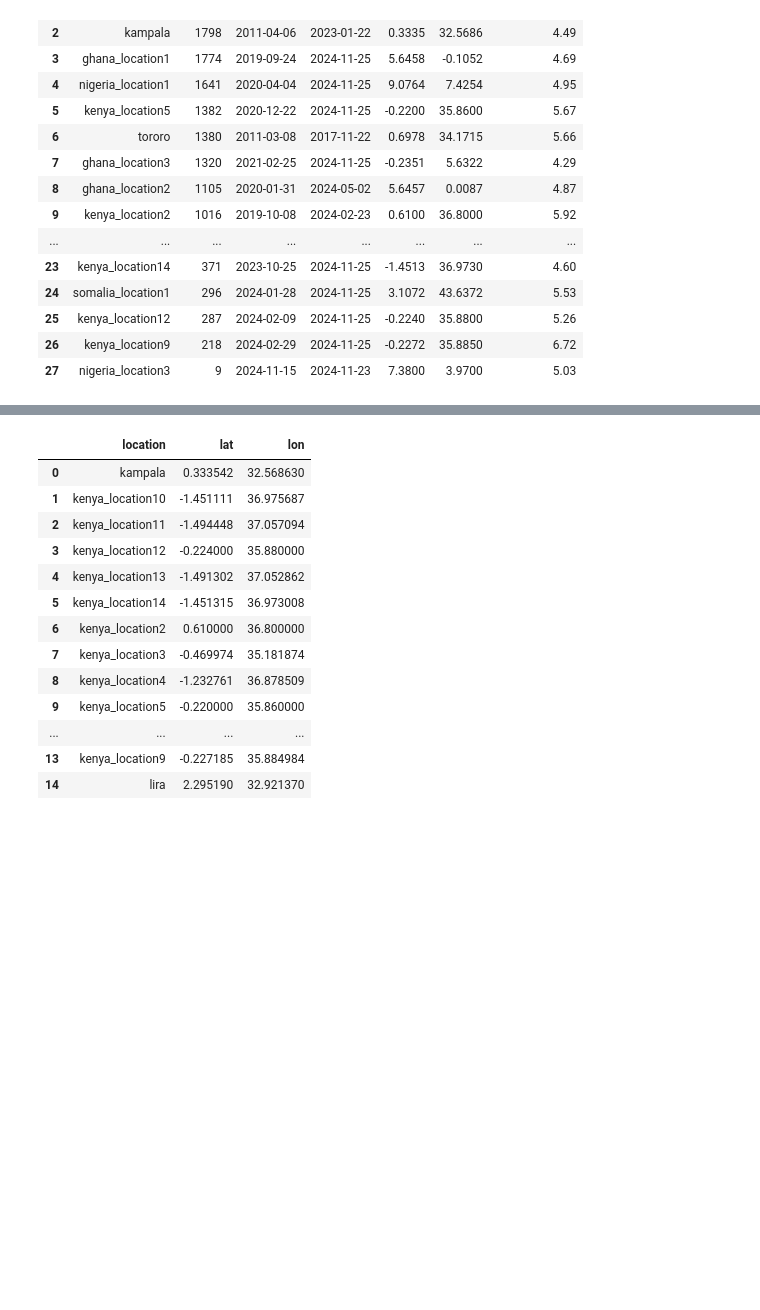
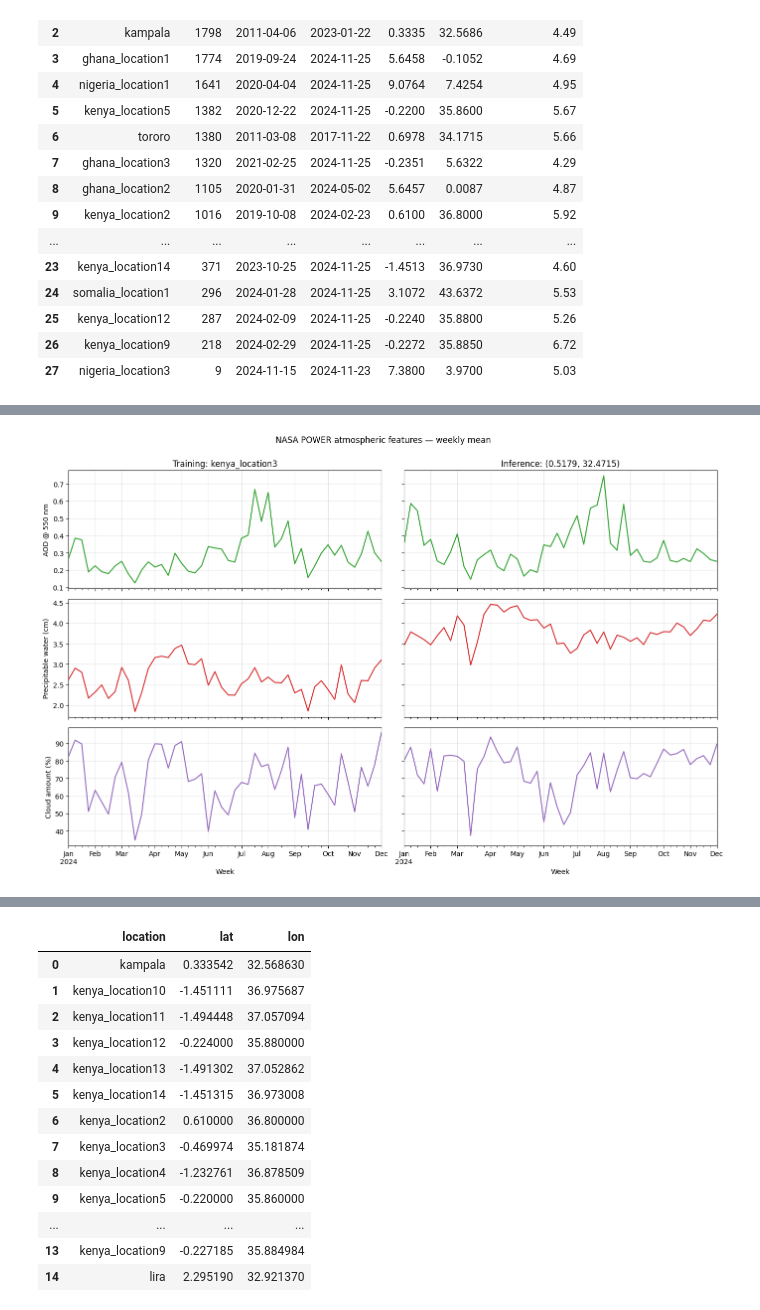
Before and after one commit to Marconi-Lab/SolarIrradiation, a Jupyter notebook: notebooks/01_warehouse_population.ipynb, the cells around one changed output, grey strips where cells are left out. Drawn from its saved outputs; the diff is of its cells as text; code cells hidden in the pictures; blank space fills up the shorter version.

```diff
--- a/notebooks/01_warehouse_population.ipynb
+++ b/notebooks/01_warehouse_population.ipynb
@@ -196,0 +426,43 @@ ground_summary
+# %%
+# Two-column atmospheric features — same three NASA POWER variables at
+# both locations. These go into the model alongside the satellite GHI
+# estimate. Inference uses identical feature shape to training; only
+# the ground-truth target is missing on the inference side.
+weekly_train_vars = (
+    timeseries[["aod_550", "precipitable_water", "cloud_amount"]]
+    .resample("W")
+    .mean()
+)
+weekly_inf_vars = (
+    inference_ts[["aod_550", "precipitable_water", "cloud_amount"]]
+    .resample("W")
+    .mean()
+)
+
+fig, axes = plt.subplots(3, 2, figsize=(14, 9), sharex=True, sharey="row")
+
+# Left column: training location.
+weekly_train_vars["aod_550"].plot(ax=axes[0, 0], color="C2")
+axes[0, 0].set_title(f"Training: {example['location'].iloc[0]}")
+axes[0, 0].set_ylabel("AOD @ 550 nm")
+weekly_train_vars["precipitable_water"].plot(ax=axes[1, 0], color="C3")
+axes[1, 0].set_ylabel("Precipitable water (cm)")
+weekly_train_vars["cloud_amount"].plot(ax=axes[2, 0], color="C4")
+axes[2, 0].set_ylabel("Cloud amount (%)")
+axes[2, 0].set_xlabel("Week")
+
+# Right column: inference location.
+weekly_inf_vars["aod_550"].plot(ax=axes[0, 1], color="C2")
+axes[0, 1].set_title(f"Inference: ({inference_lat}, {inference_lon})")
+weekly_inf_vars["precipitable_water"].plot(ax=axes[1, 1], color="C3")
+weekly_inf_vars["cloud_amount"].plot(ax=axes[2, 1], color="C4")
+axes[2, 1].set_xlabel("Week")
+
+for ax in axes.flat:
+    ax.grid(True, alpha=0.3)
+
+plt.suptitle("NASA POWER atmospheric features — weekly mean", y=1.00)
+plt.tight_layout()
+plt.show()
+# %% [output]
+[figure, added]
```
Also changed, not shown: parts of 30 cells of this notebook.
